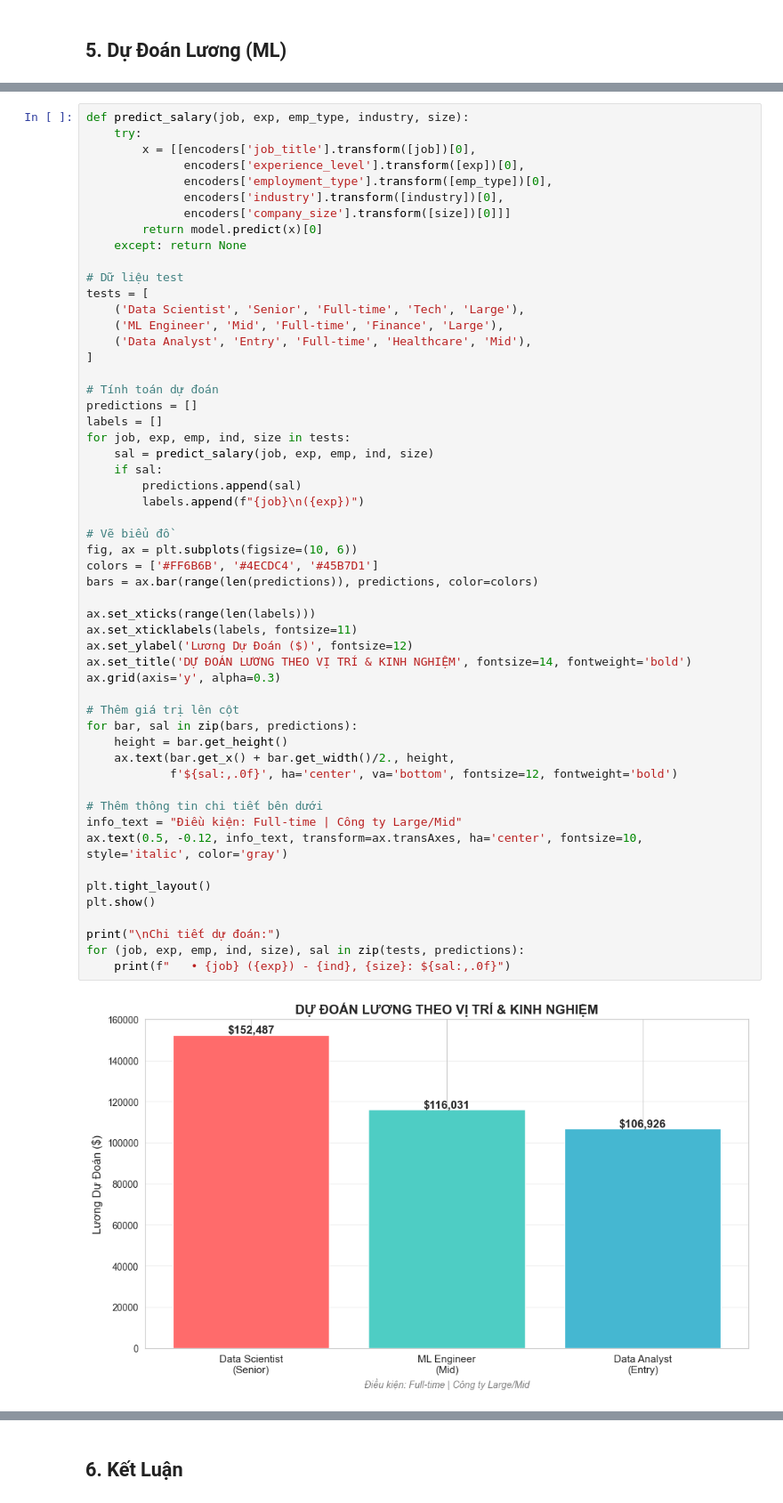
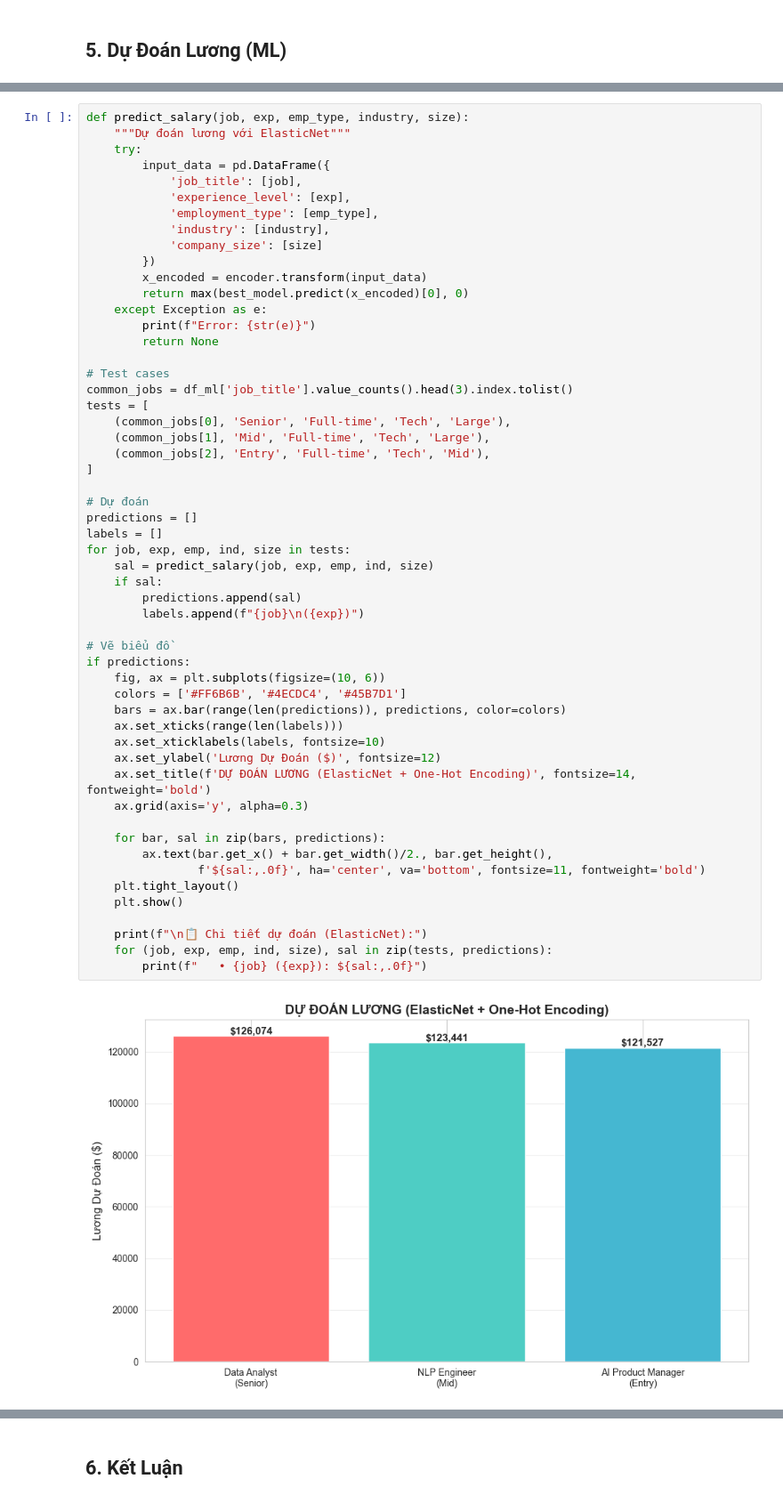
Before and after one commit to Chep-Code-lo/Python, a Jupyter notebook: BTL/AI_Job_Market_Analysis.ipynb, the cells around one changed output, grey strips where cells are left out. Shown at 89% size. Cells and saved outputs as stored; diff of their text form.

```diff
--- a/BTL/AI_Job_Market_Analysis.ipynb
+++ b/BTL/AI_Job_Market_Analysis.ipynb
@@ -180,56 +207,56 @@ MAE: $33,129
 # %%
 def predict_salary(job, exp, emp_type, industry, size):
+    """Dự đoán lương với ElasticNet"""
     try:
-        x = [[encoders['job_title'].transform([job])[0],
-              encoders['experience_level'].transform([exp])[0],
-              encoders['employment_type'].transform([emp_type])[0],
-              encoders['industry'].transform([industry])[0],
-              encoders['company_size'].transform([size])[0]]]
-        return model.predict(x)[0]
-    except: return None
+        input_data = pd.DataFrame({
+            'job_title': [job],
+            'experience_level': [exp],
+            'employment_type': [emp_type],
+            'industry': [industry],
+            'company_size': [size]
+        })
+        x_encoded = encoder.transform(input_data)
+        return max(best_model.predict(x_encoded)[0], 0)
+    except Exception as e:
+        print(f"Error: {str(e)}")
+        return None
 
-# Dữ liệu test
+# Test cases
+common_jobs = df_ml['job_title'].value_counts().head(3).index.tolist()
 tests = [
-    ('Data Scientist', 'Senior', 'Full-time', 'Tech', 'Large'),
-    ('ML Engineer', 'Mid', 'Full-time', 'Finance', 'Large'),
-    ('Data Analyst', 'Entry', 'Full-time', 'Healthcare', 'Mid'),
+    (common_jobs[0], 'Senior', 'Full-time', 'Tech', 'Large'),
+    (common_jobs[1], 'Mid', 'Full-time', 'Tech', 'Large'),
+    (common_jobs[2], 'Entry', 'Full-time', 'Tech', 'Mid'),
 ]
 
-# Tính toán dự đoán
+# Dự đoán
 predictions = []
 labels = []
 for job, exp, emp, ind, size in tests:
     sal = predict_salary(job, exp, emp, ind, size)
     if sal:
         predictions.append(sal)
         labels.append(f"{job}\n({exp})")
 
 # Vẽ biểu đồ
-fig, ax = plt.subplots(figsize=(10, 6))
-colors = ['#FF6B6B', '#4ECDC4', '#45B7D1']
-bars = ax.bar(range(len(predictions)), predictions, color=colors)
+if predictions:
+    fig, ax = plt.subplots(figsize=(10, 6))
+    colors = ['#FF6B6B', '#4ECDC4', '#45B7D1']
+    bars = ax.bar(range(len(predictions)), predictions, color=colors)
+    ax.set_xticks(range(len(labels)))
+    ax.set_xticklabels(labels, fontsize=10)
+    ax.set_ylabel('Lương Dự Đoán ($)', fontsize=12)
+    ax.set_title(f'DỰ ĐOÁN LƯƠNG (ElasticNet + One-Hot Encoding)', fontsize=14, fontweight='bold')
+    ax.grid(axis='y', alpha=0.3)
 
-ax.set_xticks(range(len(labels)))
-ax.set_xticklabels(labels, fontsize=11)
-ax.set_ylabel('Lương Dự Đoán ($)', fontsize=12)
-ax.set_title('DỰ ĐOÁN LƯƠNG THEO VỊ TRÍ & KINH NGHIỆM', fontsize=14, fontweight='bold')
-ax.grid(axis='y', alpha=0.3)
+    for bar, sal in zip(bars, predictions):
+        ax.text(bar.get_x() + bar.get_width()/2., bar.get_height(),
+                f'${sal:,.0f}', ha='center', va='bottom', fontsize=11, fontweight='bold')
+    plt.tight_layout()
+    plt.show()
 
-# Thêm giá trị lên cột
-for bar, sal in zip(bars, predictions):
-    height = bar.get_height()
-    ax.text(bar.get_x() + bar.get_width()/2., height,
-            f'${sal:,.0f}', ha='center', va='bottom', fontsize=12, fontweight='bold')
-
-# Thêm thông tin chi tiết bên dưới
-info_text = "Điều kiện: Full-time | Công ty Large/Mid"
-ax.text(0.5, -0.12, info_text, transform=ax.transAxes, ha='center', fontsize=10, style='italic', color='gray')
-
-plt.tight_layout()
-plt.show()
-
-print("\nChi tiết dự đoán:")
-for (job, exp, emp, ind, size), sal in zip(tests, predictions):
-    print(f"   • {job} ({exp}) - {ind}, {size}: ${sal:,.0f}")
+    print(f"\n📋 Chi tiết dự đoán (ElasticNet):")
+    for (job, exp, emp, ind, size), sal in zip(tests, predictions):
+        print(f"   • {job} ({exp}): ${sal:,.0f}")
 # %% [output]
-[figure, old version]
+[figure, new version]
```
Also changed, not shown: parts of 3 cells of this notebook, 2 other files.
